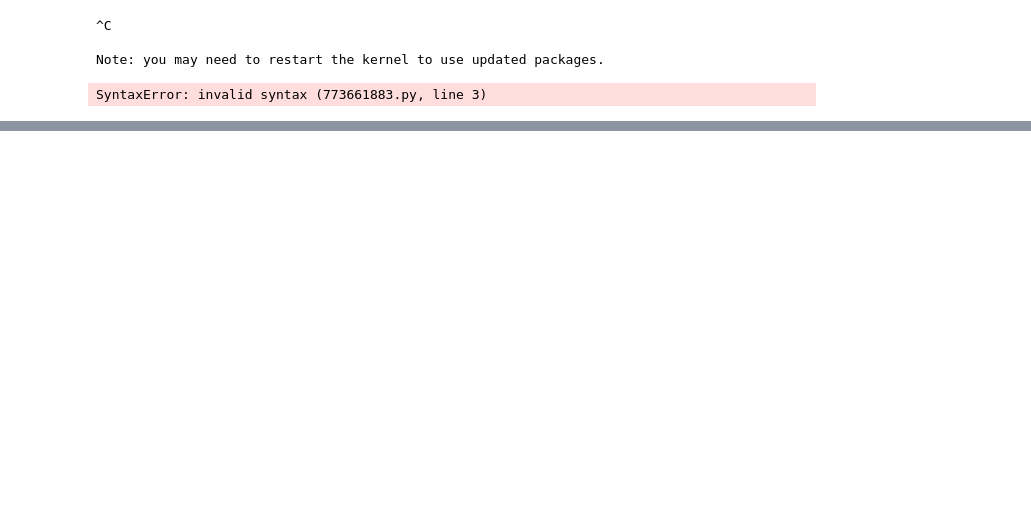
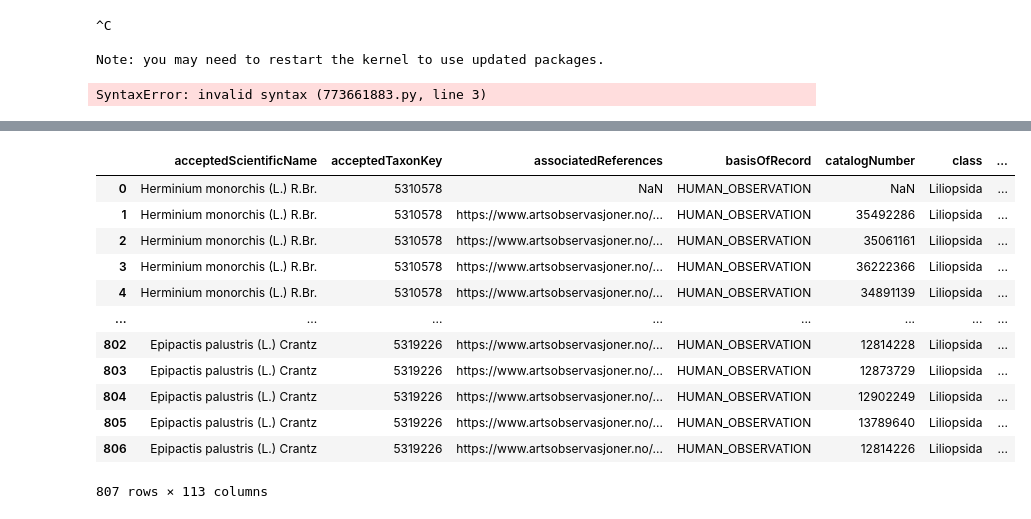
Before and after one commit to egowork/gis_tools, a Jupyter notebook: ymse2.ipynb, the cells around one changed output, grey strips where cells are left out. Cells and saved outputs as stored; diff of their text form; code cells hidden in the pictures; blank space fills up the shorter version.

```diff
--- a/ymse2.ipynb
+++ b/ymse2.ipynb
@@ -29,0 +103,16 @@ RuntimeError: pyarrow required to read using 'read_arrow'. You can use 'open_arr
+# %%
+df
+# %% [output]
+|  | acceptedScientificName | acceptedTaxonKey | associatedReferences | basisOfRecord | catalogNumber | class | ... |
+| 0 | Herminium monorchis (L.) R.Br. | 5310578 | NaN | HUMAN_OBSERVATION | NaN | Liliopsida | ... |
+| 1 | Herminium monorchis (L.) R.Br. | 5310578 | https://www.artsobservasjoner.no/... | HUMAN_OBSERVATION | 35492286 | Liliopsida | ... |
+| 2 | Herminium monorchis (L.) R.Br. | 5310578 | https://www.artsobservasjoner.no/... | HUMAN_OBSERVATION | 35061161 | Liliopsida | ... |
+| 3 | Herminium monorchis (L.) R.Br. | 5310578 | https://www.artsobservasjoner.no/... | HUMAN_OBSERVATION | 36222366 | Liliopsida | ... |
+| 4 | Herminium monorchis (L.) R.Br. | 5310578 | https://www.artsobservasjoner.no/... | HUMAN_OBSERVATION | 34891139 | Liliopsida | ... |
+| ... | ... | ... | ... | ... | ... | ... | ... |
+| 802 | Epipactis palustris (L.) Crantz | 5319226 | https://www.artsobservasjoner.no/... | HUMAN_OBSERVATION | 12814228 | Liliopsida | ... |
+| 803 | Epipactis palustris (L.) Crantz | 5319226 | https://www.artsobservasjoner.no/... | HUMAN_OBSERVATION | 12873729 | Liliopsida | ... |
+| 804 | Epipactis palustris (L.) Crantz | 5319226 | https://www.artsobservasjoner.no/... | HUMAN_OBSERVATION | 12902249 | Liliopsida | ... |
+| 805 | Epipactis palustris (L.) Crantz | 5319226 | https://www.artsobservasjoner.no/... | HUMAN_OBSERVATION | 13789640 | Liliopsida | ... |
+| 806 | Epipactis palustris (L.) Crantz | 5319226 | https://www.artsobservasjoner.no/... | HUMAN_OBSERVATION | 12814226 | Liliopsida | ... |
+807 rows × 113 columns
```
Also changed, not shown: parts of 9 cells of this notebook.
